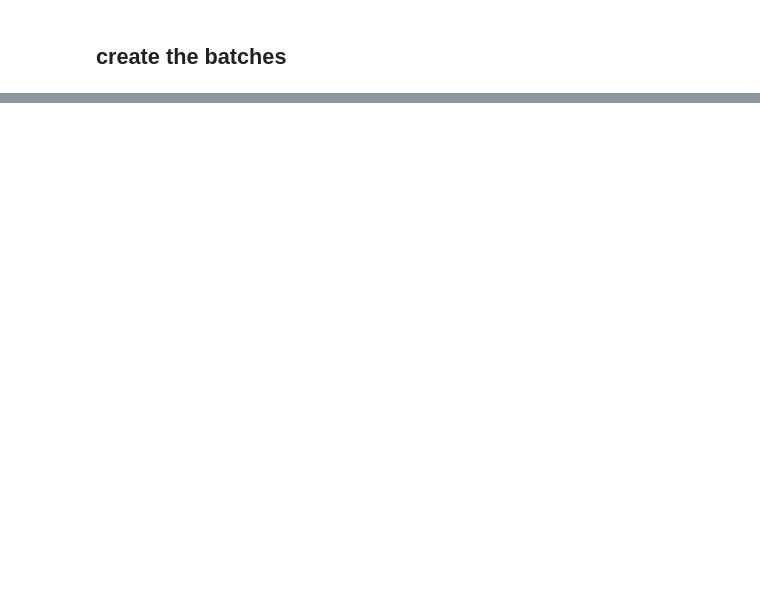
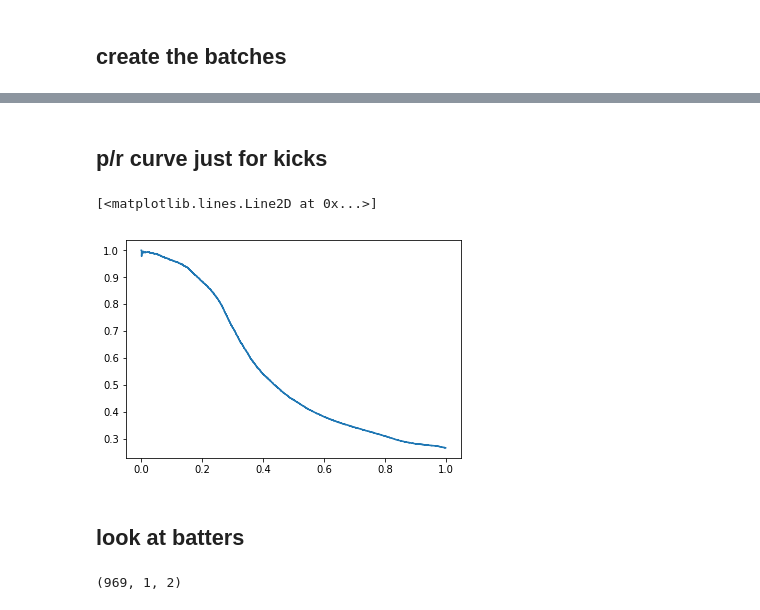
Before and after one commit to dantegates/mlb-statcast, a Jupyter notebook: deep-learning.ipynb, the cells around one changed output, grey strips where cells are left out. Cells and saved outputs as stored; diff of their text form; code cells hidden in the pictures; blank space fills up the shorter version.

Commit message:
training all the way through and looking at embeddings

```diff
--- a/deep-learning.ipynb
+++ b/deep-learning.ipynb
@@ -548,7 +611,7 @@ import keras.backend as K
 
 categorical_dimmensions = {
     'batter': 2,
-    'pitcher': 2,
+    'pitcher': 4,
 }
 
 numeric_input = keras.layers.Input((None, len(numeric_features),), name='numeric_inputs')
@@ -568,6 +631,7 @@ X_embeddings = keras.layers.Concatenate(axis=-1)(embeddings)
 
 X_in = keras.layers.Concatenate()([X_numeric_input, X_embeddings])
 X = keras.layers.LSTM(32, dropout=0.1, recurrent_dropout=0.1)(X_in)
+X = keras.layers.BatchNormalization()(X)
 X = keras.layers.Dense(1, activation='sigmoid')(X)
 
 model = keras.models.Model(inputs=[numeric_input] + list(categorical_inputs), outputs=X)
@@ -576,5 +658,10 @@ model.summary()
 # %%
 model.compile(loss='binary_crossentropy', optimizer='adam')
-# %%
-for _ in range(10):
-    model.fit_generator(iter(batches), steps_per_epoch=len(batches))
+# %%
+# 0.4790
+def g():
+    while True:
+        np.random.shuffle(batches)
+        for X, y in batches:
+            yield X, y
+model.fit_generator(g(), steps_per_epoch=len(batches), epochs=25)
@@ -580,0 +687,15 @@ for _ in range(10):
+# %% [markdown]
+## p/r curve just for kicks
+# %%
+preds = np.concatenate([model.predict(x) for x, _ in batches])
+y_all = np.concatenate([y for _, y in batches])
+# %%
+import matplotlib.pyplot as plt
+from sklearn.metrics import precision_recall_curve
+p, r, t = precision_recall_curve(y_all, preds)
+plt.plot(r, p)
+# %% [output]
+[<matplotlib.lines.Line2D at 0x...>]
+[figure, added]
+# %% [markdown]
+## look at batters
@@ -580,0 +715,4 @@ for _ in range(10):
+# %%
+batter_embeddings.shape
+# %% [output]
+(969, 1, 2)
```
Also changed, not shown: parts of 16 cells of this notebook.
